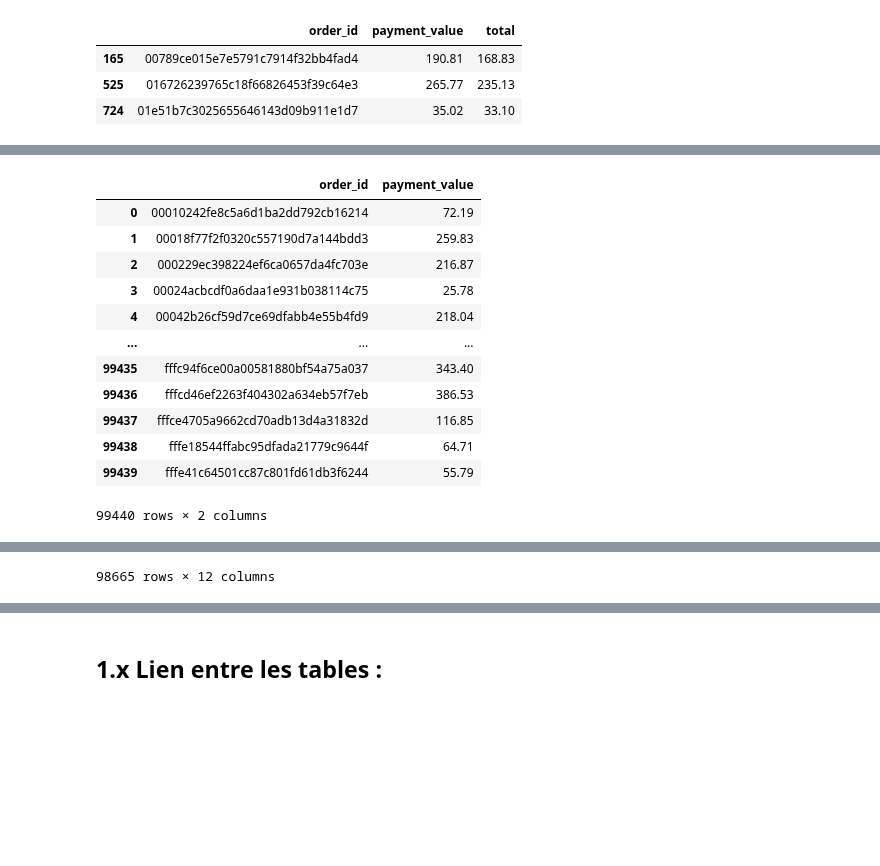
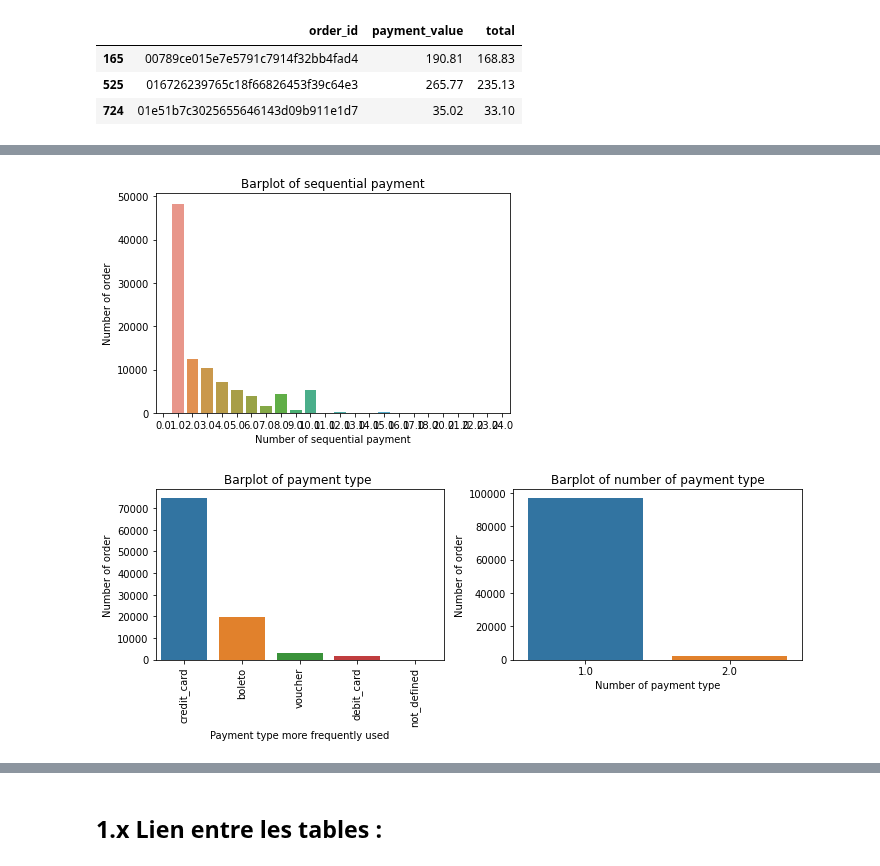
Before and after one commit to ClaireGayral/formation_openclassroom, a Jupyter notebook: P4_gayral_claire/analyse_exploratoire.ipynb, the cells around one changed output, grey strips where cells are left out. Drawn from its saved outputs; the diff is of its cells as text; code cells hidden in the pictures; blank space fills up the shorter version.

```diff
--- a/P4_gayral_claire/analyse_exploratoire.ipynb
+++ b/P4_gayral_claire/analyse_exploratoire.ipynb
@@ -496,4 +496,5 @@ Ajoutons donc à la table d'exploitation ce qu'il semble pertinent d'extraire de
 # %%
 ## payment_installments :
 tmp = order_payments.sort_values("payment_installments",ascending=False).drop_duplicates("order_id","first")
-my_orders = pd.merge(my_orders, tmp[["order_id","payment_installments"]], on="order_id")
+my_orders = pd.merge(my_orders, tmp[["order_id","payment_installments"]],
+                     on="order_id", how="left")
@@ -519,33 +514,54 @@ tmp2 = order_payments[["order_id","payment_value"]].groupby("order_id").sum().re
-# %%
-## most of payment type :
-tmp = order_payments[["order_id","payment_value","payment_type"]].sort_values("order_id")
-# index = tmp.drop_duplicates("order_id").index
-tmp.groupby("order_id").sum().reset_index()
-
-# tmp = tmp.drop_duplicates("order_id")
-# tmp.at[tmp["order_id"].isin(tmp2["order_id"])] = tmp2
-# tmp
-# %% [output]
-|  | order_id | payment_value |
-| 0 | 00010242fe8c5a6d1ba2dd792cb16214 | 72.19 |
-| 1 | 00018f77f2f0320c557190d7a144bdd3 | 259.83 |
-| 2 | 000229ec398224ef6ca0657da4fc703e | 216.87 |
-| 3 | 00024acbcdf0a6daa1e931b038114c75 | 25.78 |
-| 4 | 00042b26cf59d7ce69dfabb4e55b4fd9 | 218.04 |
-| ... | ... | ... |
-| 99435 | fffc94f6ce00a00581880bf54a75a037 | 343.40 |
-| 99436 | fffcd46ef2263f404302a634eb57f7eb | 386.53 |
-| 99437 | fffce4705a9662cd70adb13d4a31832d | 116.85 |
-| 99438 | fffe18544ffabc95dfada21779c9644f | 64.71 |
-| 99439 | fffe41c64501cc87c801fd61db3f6244 | 55.79 |
-99440 rows × 2 columns
+# %%
+## most of payment type (max sum of value):
+## extract sum of payment value for each payment type :
+sub_table = order_payments[["order_id","payment_value","payment_type"]]
+sub_table = sub_table.sort_values("order_id")
+index = sub_table.drop_duplicates(["order_id","payment_type"]).index
+
+tmp = sub_table.groupby(["order_id","payment_type"]).sum()
+tmp = tmp.reset_index().set_index(index)
+
+## drop duplicates where smaller payment_values (sum)
+tmp = tmp.sort_values("payment_value", ascending=False)
+tmp = tmp.drop_duplicates("order_id", keep="first")
+my_orders = pd.merge(my_orders, tmp[["order_id","payment_type"]],
+                     on="order_id", how="left")
 # %%
 ## number of payment type :
 tmp = order_payments[["order_id","payment_type"]].drop_duplicates()
 tmp = tmp["order_id"].value_counts().reset_index()
 tmp = tmp.rename(columns={"index":"order_id",
                           "order_id":"nb_payment_type"})
-my_orders = pd.merge(my_orders, tmp, on="order_id")
+my_orders = pd.merge(my_orders, tmp, on="order_id", how="left")
 # %%
-my_orders
+## graphics :
+plt.figure(figsize=(6,4))
+
+tmp = my_orders.payment_installments.value_counts()
+sns.barplot(x=tmp.index,y=tmp.values)
+plt.title("Barplot of sequential payment")
+plt.xlabel("Number of sequential payment")
+plt.ylabel("Number of order")
+plt.tight_layout()
+plt.show()
+
+plt.figure(figsize=(10,4))
+
+plt.subplot(1,2,1)
+tmp = my_orders.payment_type.value_counts()
+sns.barplot(x=tmp.index,y=tmp.values)
+plt.xticks(rotation=90)
+plt.title("Barplot of payment type ")
+plt.xlabel("Payment type more frequently used")
+plt.ylabel("Number of order")
+
+plt.subplot(1,2,2)
+tmp = my_orders.nb_payment_type.value_counts()
+sns.barplot(x=tmp.index,y=tmp.values)
+plt.title("Barplot of number of payment type")
+plt.xlabel("Number of payment type")
+plt.ylabel("Number of order")
+
+plt.tight_layout()
+plt.show()
 # %% [output]
@@ -564 +568,2 @@ my_orders
-98665 rows × 12 columns
+[figure, added]
+[figure, added]
```
Also changed, not shown: parts of 17 cells of this notebook.
